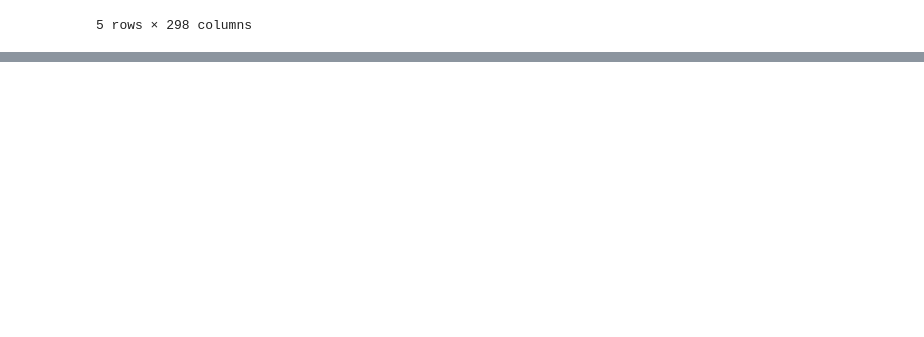
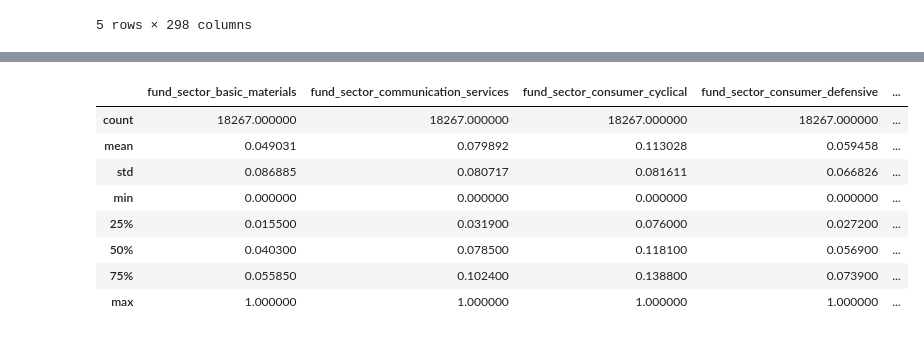
Before and after one commit to ubco-W2022T2-data301/project-group-group-57, a Jupyter notebook: analysis/analysis_Adam_Goebel.ipynb, the cells around one changed output, grey strips where cells are left out. Cells and saved outputs as stored; diff of their text form; code cells hidden in the pictures; blank space fills up the shorter version.

```diff
--- a/analysis/analysis_Adam_Goebel.ipynb
+++ b/analysis/analysis_Adam_Goebel.ipynb
@@ -18,0 +58,12 @@ df.head()
+# %%
+df1.describe()
+# %% [output]
+|  | fund_sector_basic_materials | fund_sector_communication_services | fund_sector_consumer_cyclical | fund_sector_consumer_defensive | ... |
+| count | 18267.000000 | 18267.000000 | 18267.000000 | 18267.000000 | ... |
+| mean | 0.049031 | 0.079892 | 0.113028 | 0.059458 | ... |
+| std | 0.086885 | 0.080717 | 0.081611 | 0.066826 | ... |
+| min | 0.000000 | 0.000000 | 0.000000 | 0.000000 | ... |
+| 25% | 0.015500 | 0.031900 | 0.076000 | 0.027200 | ... |
+| 50% | 0.040300 | 0.078500 | 0.118100 | 0.056900 | ... |
+| 75% | 0.055850 | 0.102400 | 0.138800 | 0.073900 | ... |
+| max | 1.000000 | 1.000000 | 1.000000 | 1.000000 | ... |
```
Also changed, not shown: parts of 18 cells of this notebook.
